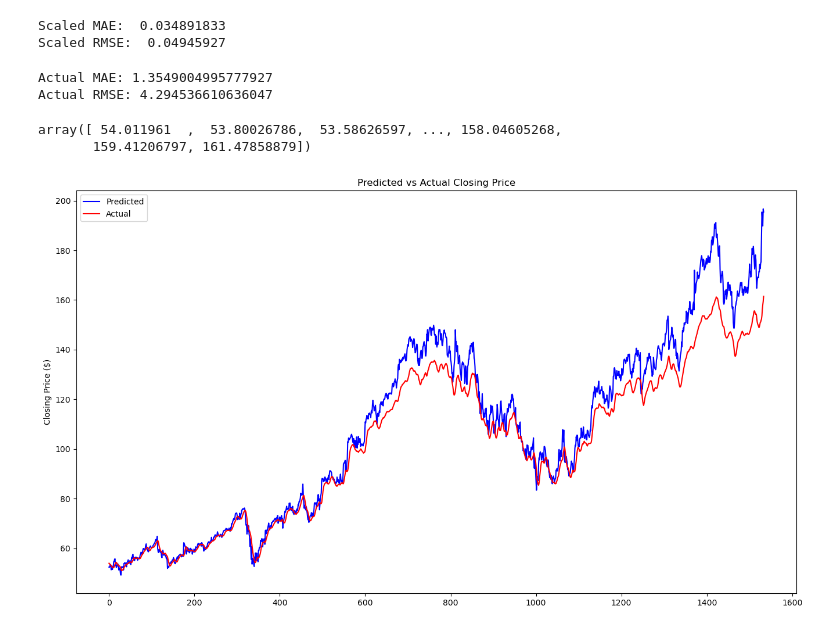
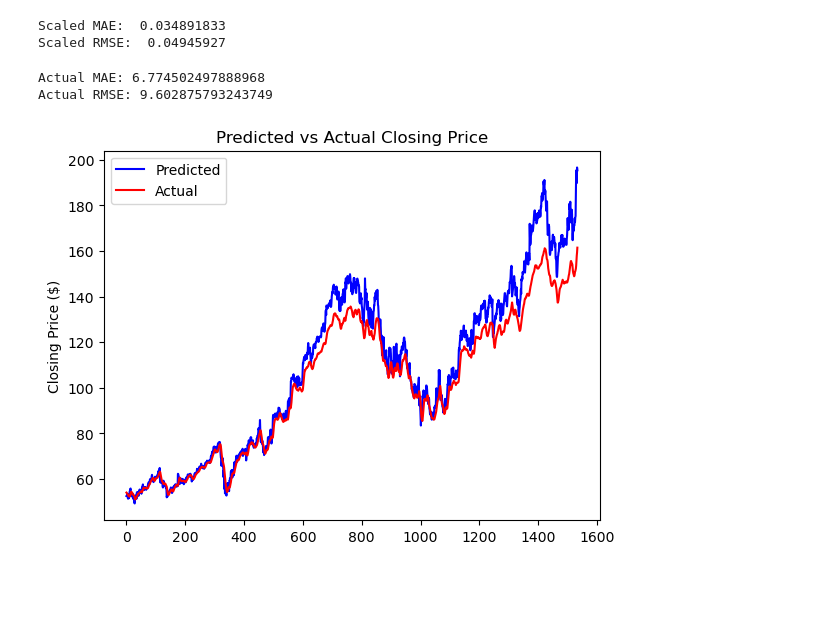
Before and after one commit to jisoawe/ltsm_google_stock, a Jupyter notebook: Google_Stock_LSTM.ipynb, the cells around one changed output. Drawn from its saved outputs; the diff is of its cells as text; code cells hidden in the pictures; blank space fills up the shorter version.

```diff
--- a/Google_Stock_LSTM.ipynb
+++ b/Google_Stock_LSTM.ipynb
@@ -249,23 +252,17 @@ test_lab_new = scaler.inverse_transform(
 test_lab_new = np.array(test_lab_new)
 pred_new = np.array(pred_new)
 # %%
-print('Actual MAE:', mean_absolute_error(test_lab_new, pred_new))
-print('Actual RMSE:', np.sqrt(mean_squared_error(test_lab_new, pred_new)))
+print('Actual MAE:', mean_absolute_error(test_lab_new[:,4], pred_new[:,4]))
+print('Actual RMSE:', np.sqrt(mean_squared_error(test_lab_new[:,4], pred_new[:,4])))
 # %% [output]
-Actual MAE: 1.3549004995777927
-Actual RMSE: 4.294536610636047
+Actual MAE: 6.774502497888968
+Actual RMSE: 9.602875793243749
-# %%
-pred_new[:,4]
-# %% [output]
-array([ 54.011961  ,  53.80026786,  53.58626597, ..., 158.04605268,
-       159.41206797, 161.47858879])
 # %%
-plt.figure(figsize = (16,9))
 plt.plot(test_lab_new[:,4], color = 'blue')
 plt.plot(pred_new[:,4], color = 'red')
 plt.title('Predicted vs Actual Closing Price')
 plt.legend(["Predicted", "Actual"])
 plt.ylabel('Closing Price ($)')
 plt.show()
 # %% [output]
-[figure, old version]
+[figure, new version]
```
Also changed, not shown: parts of 21 cells of this notebook.
